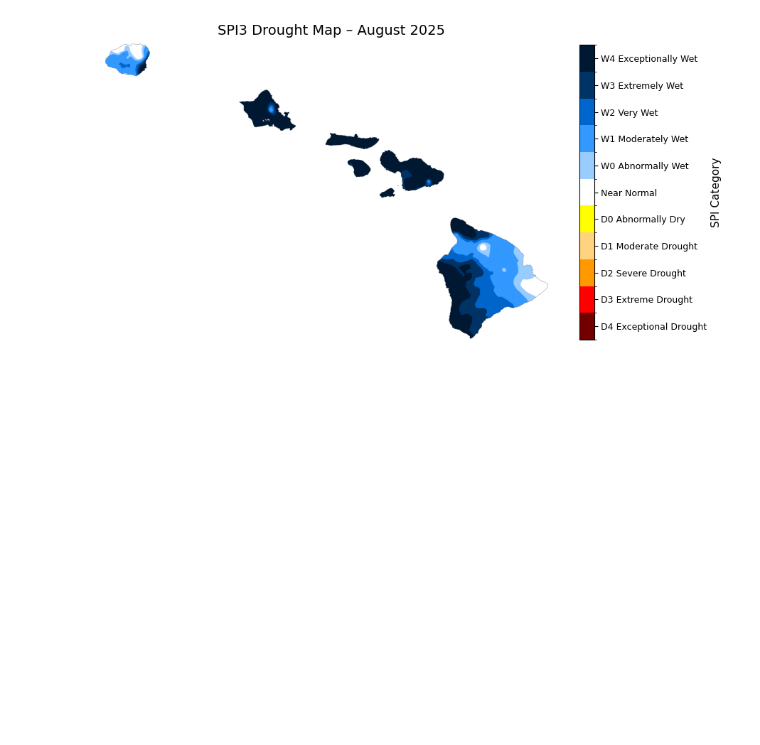
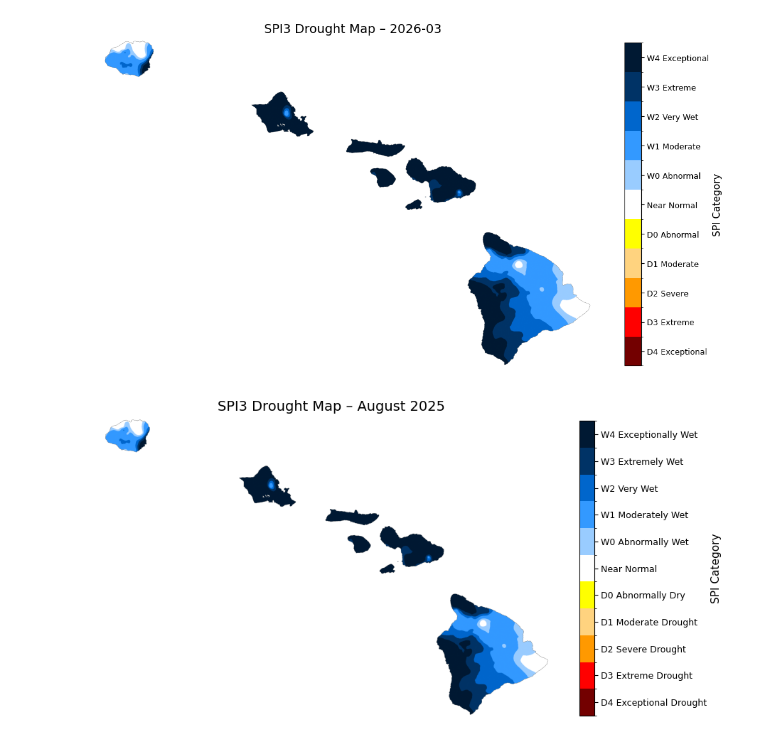
Before and after one commit to cherryleh/climate-summary, a Jupyter notebook: dews-hawaii-app/scripts/spi_category.ipynb, the cells around one changed output. Drawn from its saved outputs; the diff is of its cells as text; code cells hidden in the pictures; blank space fills up the shorter version.

```diff
--- a/dews-hawaii-app/scripts/spi_category.ipynb
+++ b/dews-hawaii-app/scripts/spi_category.ipynb
@@ -1,48 +1,82 @@
 # %%
 import rasterio
 import numpy as np
 import os
+import matplotlib.pyplot as plt
+from matplotlib.colors import ListedColormap, BoundaryNorm
 
 year = 2026
 month = 3
 
 local_dep_dir = "/Users/cherryleheu/Documents/dews-hawaii/dews-hawaii-app/scripts/data/dependencies"
 spi_file = os.path.join(local_dep_dir, "spi3", f"spi3_{year}_{month:02d}.tif")
 output_dir = "/Users/cherryleheu/Documents/dews-hawaii/dews-hawaii-app/public"
-
 outfile = os.path.join(output_dir, f"spi3_cat.tif")
 
 with rasterio.open(spi_file) as src:
     data = src.read(1)
     profile = src.profile
+    nodata = src.nodata
 
-categorical = np.full_like(data, 255, dtype=np.uint8)  # start with nodata=255
+# 1. Prepare categorical array
+# Use 255 for NoData to keep it separate from our 0-10 categories
+categorical = np.full_like(data, 255, dtype=np.uint8)
 
-#REDO THIS PART 5 AND 6 IS WRONG
-categorical[data <= -2.0] = 0
-categorical[(data > -2.0) & (data <= -1.6)] = 1
-categorical[(data > -1.6) & (data <= -1.3)] = 2
-categorical[(data > -1.3) & (data <= -0.8)] = 3
-categorical[(data > -0.8) & (data <= -0.5)] = 4
-categorical[(data > -0.5) & (data < 0.5)] = 5
-categorical[(data >= 0.5) & (data < 0.8)] = 6
-categorical[(data >= 0.8) & (data < 1.3)] = 7
-categorical[(data >= 1.3) & (data < 1.6)] = 8
-categorical[(data >= 1.6) & (data < 2.0)] = 9
-categorical[data >= 2.0] = 10
+# 2. Define masks for valid data (ignoring NoData)
+valid_mask = (data != nodata) & (~np.isnan(data))
 
-profile.update(
-    dtype=rasterio.uint8,
-    count=1,
-    compress='lzw',
-    nodata=255
-)
+# 3. Categorize (Fixed Logic)
+# Using a clean progression: <= -2, (-2, -1.6], (-1.6, -1.3], etc.
+categorical[valid_mask & (data <= -2.0)] = 0                               # D4
+categorical[valid_mask & (data > -2.0) & (data <= -1.6)] = 1               # D3
+categorical[valid_mask & (data > -1.6) & (data <= -1.3)] = 2               # D2
+categorical[valid_mask & (data > -1.3) & (data <= -0.8)] = 3               # D1
+categorical[valid_mask & (data > -0.8) & (data <= -0.5)] = 4               # D0
+categorical[valid_mask & (data > -0.5) & (data < 0.5)] = 5                 # Normal
+categorical[valid_mask & (data >= 0.5) & (data < 0.8)] = 6                 # W0
+categorical[valid_mask & (data >= 0.8) & (data < 1.3)] = 7                 # W1
+categorical[valid_mask & (data >= 1.3) & (data < 1.6)] = 8                 # W2
+categorical[valid_mask & (data >= 1.6) & (data < 2.0)] = 9                 # W3
+categorical[valid_mask & (data >= 2.0)] = 10                               # W4
 
-with rasterio.open(outfile, "w", **profile) as dst:
-    dst.write(categorical, 1)
+# 4. Save the categorical GeoTIFF
+profile.update(dtype=rasterio.uint8, count=1, nodata=255)
+with rasterio.open(outfile, 'w', **profile) as dst:
+    dst.write(categorical.astype(rasterio.uint8), 1)
 
+# 5. Visualization
+colors = [
+    "#730000", "#FF0000", "#FF9900", "#FFD37F", "#FFFF00", # Drought
+    "#FFFFFF",                                             # Normal
+    "#99CCFF", "#3399FF", "#0066CC", "#003366", "#001933"  # Wet
+]
 
-with rasterio.open(outfile) as src:
-    data = src.read(1)
-    nodata = src.nodata
+labels = [
+    "D4 Exceptional", "D3 Extreme", "D2 Severe", "D1 Moderate", "D0 Abnormal",
+    "Near Normal",
+    "W0 Abnormal", "W1 Moderate", "W2 Very Wet", "W3 Extreme", "W4 Exceptional"
+]
+
+# Create a masked version for plotting so NoData (255) is transparent
+plot_data = np.ma.masked_where(categorical == 255, categorical)
+
+cmap = ListedColormap(colors)
+# Boundaries should be at half-steps to center the colors on integer values 0-10
+norm = BoundaryNorm(np.arange(-0.5, 11.5, 1), len(colors))
+
+plt.figure(figsize=(10, 7))
+im = plt.imshow(plot_data, cmap=cmap, norm=norm)
+plt.title(f"SPI3 Drought Map – {year}-{month:02d}", fontsize=14)
+plt.axis("off")
+
+cbar = plt.colorbar(im, fraction=0.03, pad=0.04)
+cbar.set_ticks(range(len(colors)))
+cbar.set_ticklabels(labels)
+cbar.ax.tick_params(labelsize=9)
+cbar.set_label("SPI Category", fontsize=11)
+
+plt.tight_layout()
+plt.show()
+# %% [output]
+[figure, added]
 # %%
```
Also changed, not shown: parts of 1 cell of this notebook, 14 other files.
